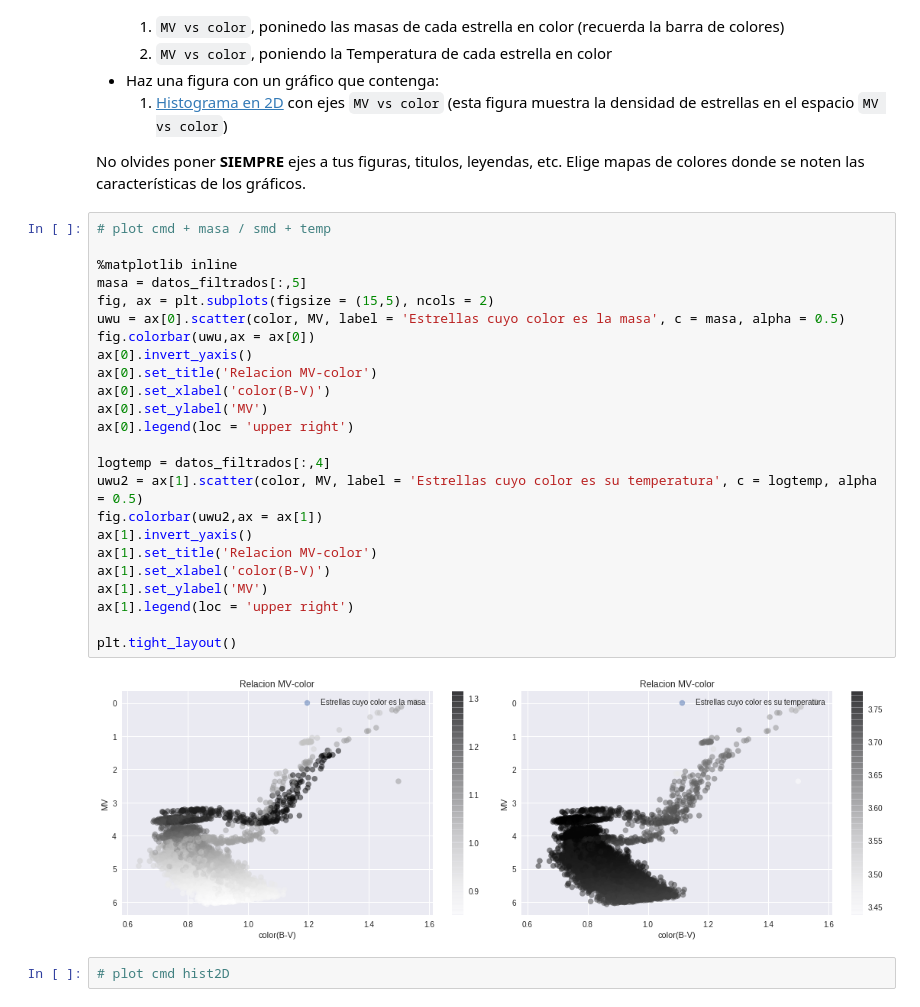
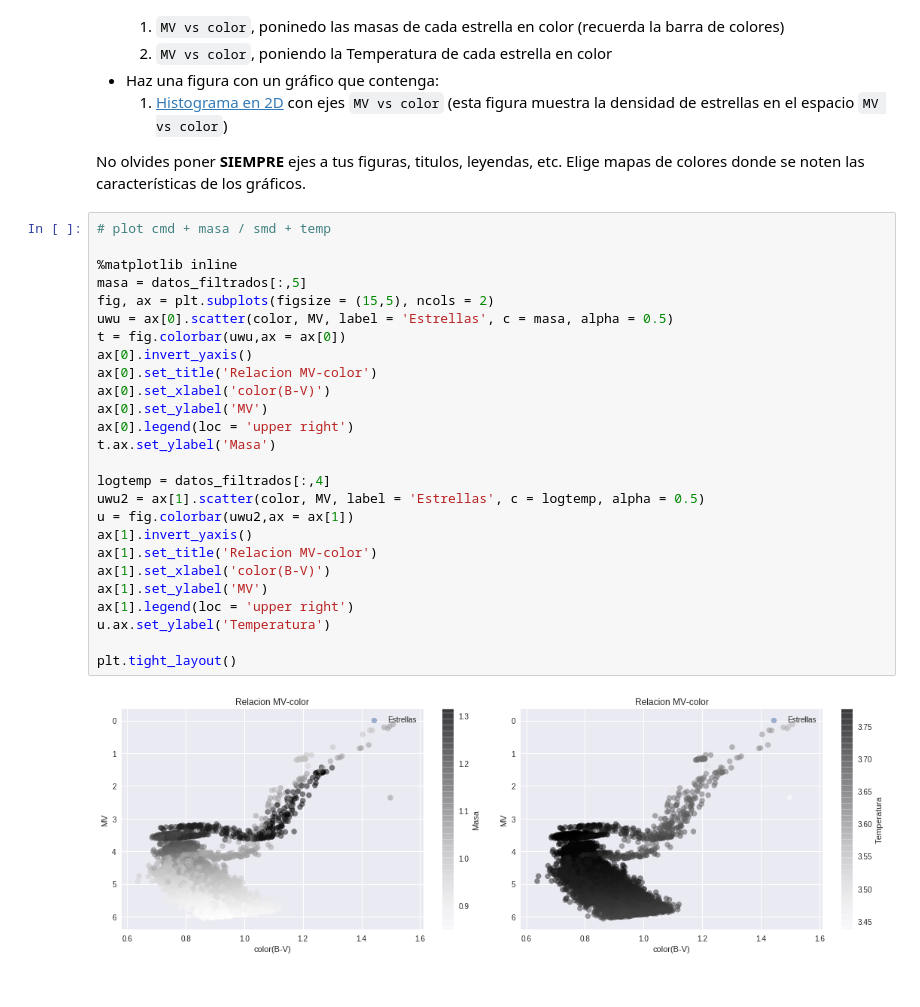
Before and after one commit to JoseJD7/minitarea2, a Jupyter notebook: minitarea2.ipynb, the cells around one changed output. Drawn from its saved outputs; the diff is of its cells as text.

```diff
--- a/minitarea2.ipynb
+++ b/minitarea2.ipynb
@@ -177,28 +177,28 @@ No olvides poner **SIEMPRE** ejes a tus figuras, titulos, leyendas, etc. Elige m
 # %%
 # plot cmd + masa / smd + temp
 
 %matplotlib inline
 masa = datos_filtrados[:,5]
 fig, ax = plt.subplots(figsize = (15,5), ncols = 2)
-uwu = ax[0].scatter(color, MV, label = 'Estrellas cuyo color es la masa', c = masa, alpha = 0.5)
-fig.colorbar(uwu,ax = ax[0])
+uwu = ax[0].scatter(color, MV, label = 'Estrellas', c = masa, alpha = 0.5)
+t = fig.colorbar(uwu,ax = ax[0])
 ax[0].invert_yaxis()
 ax[0].set_title('Relacion MV-color')
 ax[0].set_xlabel('color(B-V)')
 ax[0].set_ylabel('MV')
 ax[0].legend(loc = 'upper right')
+t.ax.set_ylabel('Masa')
 
 logtemp = datos_filtrados[:,4]
-uwu2 = ax[1].scatter(color, MV, label = 'Estrellas cuyo color es su temperatura', c = logtemp, alpha = 0.5)
-fig.colorbar(uwu2,ax = ax[1])
+uwu2 = ax[1].scatter(color, MV, label = 'Estrellas', c = logtemp, alpha = 0.5)
+u = fig.colorbar(uwu2,ax = ax[1])
 ax[1].invert_yaxis()
 ax[1].set_title('Relacion MV-color')
 ax[1].set_xlabel('color(B-V)')
 ax[1].set_ylabel('MV')
 ax[1].legend(loc = 'upper right')
+u.ax.set_ylabel('Temperatura')
 
 plt.tight_layout()
 # %% [output]
-[figure, old version]
+[figure, new version]
-# %%
-# plot cmd hist2D
```
Also changed, not shown: parts of 1 cell of this notebook.
